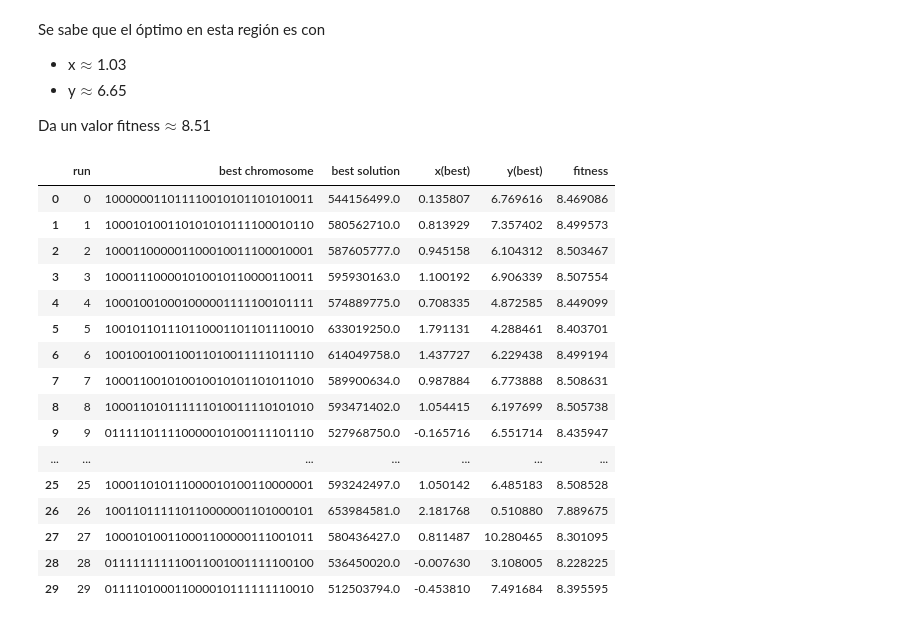
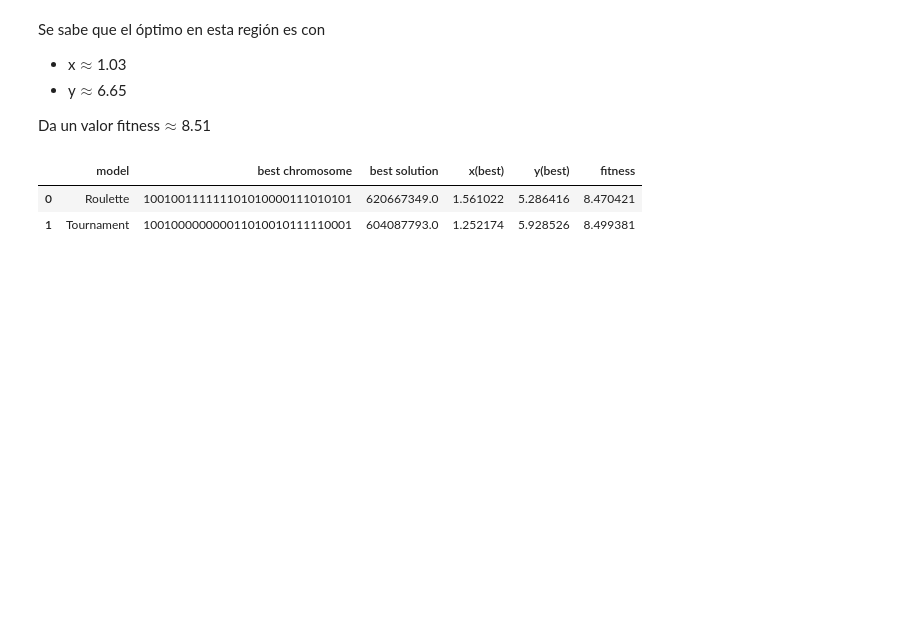
Before and after one commit to gx-ceia-tps/evolutionary-algorithms, a Jupyter notebook: ea-tp1/tp1.ipynb, the cells around one changed output. Saved outputs shown, nothing was run; the diff lists cells and outputs as text; code cells hidden in the pictures; blank space fills up the shorter version.

```diff
--- a/ea-tp1/tp1.ipynb
+++ b/ea-tp1/tp1.ipynb
@@ -84,10 +84,9 @@ import pandas as pd
 import math
 
 executions = 30
+
 x_max = 31
 x_min = -31
-crossover_rate = 0.85
-mutation_rate = 0.09
 
 decimal_places = 1 # .1
 bits = math.ceil(np.log2((x_max-x_min) * (10**decimal_places)))
@@ -95,16 +94,15 @@ bits = math.ceil(np.log2((x_max-x_min) * (10**decimal_places)))
 df_roulette = pd.DataFrame()
 
 original_common_params = {
-    "generations": 10,
     "chromosome_length": bits,
-    "population_length": 4,
     "maximize": False,
     "target_fn": lambda x:x**2,
-    "crossover_rate": crossover_rate,
     "x_min": x_min,
     "x_max": x_max,
-    "mutation_rate":mutation_rate,
-    "epsilon": 1e-3
+    "crossover_rate": 0.85,
+    "mutation_rate": 0.09,
+    "population_length": 4,
+    "generations": 10,
 }
 
 original_roulette_params = {
@@ -120,4 +118,4 @@ for run in range(executions):
     row = {"run": run, "best chromosome": chromosome,  "best solution": best, "fitness": fitness}
     df_roulette = pd.concat([df_roulette, pd.DataFrame([row])], ignore_index=True)
 
-display(df_roulette)
+# display(df_roulette)
@@ -458,47 +388,48 @@ Da un valor fitness$\approx$8.51
 # %%
 from EvolutionaryAlgorithm import Roulette, BivariateTargetFun
 import pandas as pd
 
 bivariate = BivariateTargetFun(x1_min=-10, x1_max=10, x2_min=0, x2_max=20, decimal_places=3)
 
-executions = 30
 df = pd.DataFrame()
-for run in range(executions):
 
-    ea = Roulette(
-        generations=10,
-        chromosome_length=bivariate.total_bits,
-        population_length=4,
-        maximize=True,
-        target_fn=bivariate.target_fun,
-        elitism=True,
-        crossover_rate=0.9,
-        x_min=0,
-        x_max=2**bivariate.total_bits-1,
-        mutation_rate=0.1
-    )
+ej3_common_params = {
+    "generations": 10,
+    "chromosome_length": bivariate.total_bits,
+    "population_length": 8,
+    "maximize": True,
+    "target_fn": bivariate.target_fun,
+    "crossover_rate": 0.9,
+    "x_min": 0,
+    "x_max": 2**bivariate.total_bits-1,
+    "mutation_rate": 0.1
+}
+ej3_params_roulette = {
+    **ej3_common_params,
+    "elitism": True
+}
+ej3_params_tournament = {
+    **ej3_common_params,
+    "elitism": False,
+    "tournament_size": 3
+}
+
+points = {}
+
+ev_algorithms = []
+
+for model, params in zip([Roulette, Tournament],[ej3_params_roulette, ej3_params_tournament]):
+    ea = model(**params)
     ea.execute()
     chromosome, best, fitness = ea.get_best_individual()
     _x,_y = bivariate.split_answer(chromosome)
-    row = {"run": run, "best chromosome": chromosome,  "best solution": best, "x(best)": _x, "y(best)": _y, "fitness": fitness}
+    row = {"model": ea.model_name, "best chromosome": chromosome,  "best solution": best, "x(best)": _x, "y(best)": _y, "fitness": fitness}
+    points[ea.model_name] = {"x": _x, "y":_y, "z": fitness}
+    ev_algorithms.append(ea)
     df = pd.concat([df, pd.DataFrame([row])], ignore_index=True)
 
 display(df)
 # %% [output]
-|  | run | best chromosome | best solution | x(best) | y(best) | fitness |
-| 0 | 0 | 100000011011110010101101010011 | 544156499.0 | 0.135807 | 6.769616 | 8.469086 |
-| 1 | 1 | 100010100110101010111100010110 | 580562710.0 | 0.813929 | 7.357402 | 8.499573 |
-| 2 | 2 | 100011000001100010011100010001 | 587605777.0 | 0.945158 | 6.104312 | 8.503467 |
-| 3 | 3 | 100011100001010010110000110011 | 595930163.0 | 1.100192 | 6.906339 | 8.507554 |
-| 4 | 4 | 100010010001000001111100101111 | 574889775.0 | 0.708335 | 4.872585 | 8.449099 |
-| 5 | 5 | 100101101110110001101101110010 | 633019250.0 | 1.791131 | 4.288461 | 8.403701 |
-| 6 | 6 | 100100100110011010011111011110 | 614049758.0 | 1.437727 | 6.229438 | 8.499194 |
-| 7 | 7 | 100011001010010010101101011010 | 589900634.0 | 0.987884 | 6.773888 | 8.508631 |
-| 8 | 8 | 100011010111111010011110101010 | 593471402.0 | 1.054415 | 6.197699 | 8.505738 |
-| 9 | 9 | 011111011110000010100111101110 | 527968750.0 | -0.165716 | 6.551714 | 8.435947 |
-| ... | ... | ... | ... | ... | ... | ... |
-| 25 | 25 | 100011010111000010100110000001 | 593242497.0 | 1.050142 | 6.485183 | 8.508528 |
-| 26 | 26 | 100110111110110000001101000101 | 653984581.0 | 2.181768 | 0.510880 | 7.889675 |
-| 27 | 27 | 100010100110001100000111001011 | 580436427.0 | 0.811487 | 10.280465 | 8.301095 |
-| 28 | 28 | 011111111110011001001111100100 | 536450020.0 | -0.007630 | 3.108005 | 8.228225 |
-| 29 | 29 | 011110100011000010111111110010 | 512503794.0 | -0.453810 | 7.491684 | 8.395595 |
+|  | model | best chromosome | best solution | x(best) | y(best) | fitness |
+| 0 | Roulette | 100100111111101010000111010101 | 620667349.0 | 1.561022 | 5.286416 | 8.470421 |
+| 1 | Tournament | 100100000000011010010111110001 | 604087793.0 | 1.252174 | 5.928526 | 8.499381 |
```
Also changed, not shown: parts of 20 cells of this notebook, 1 other file.
